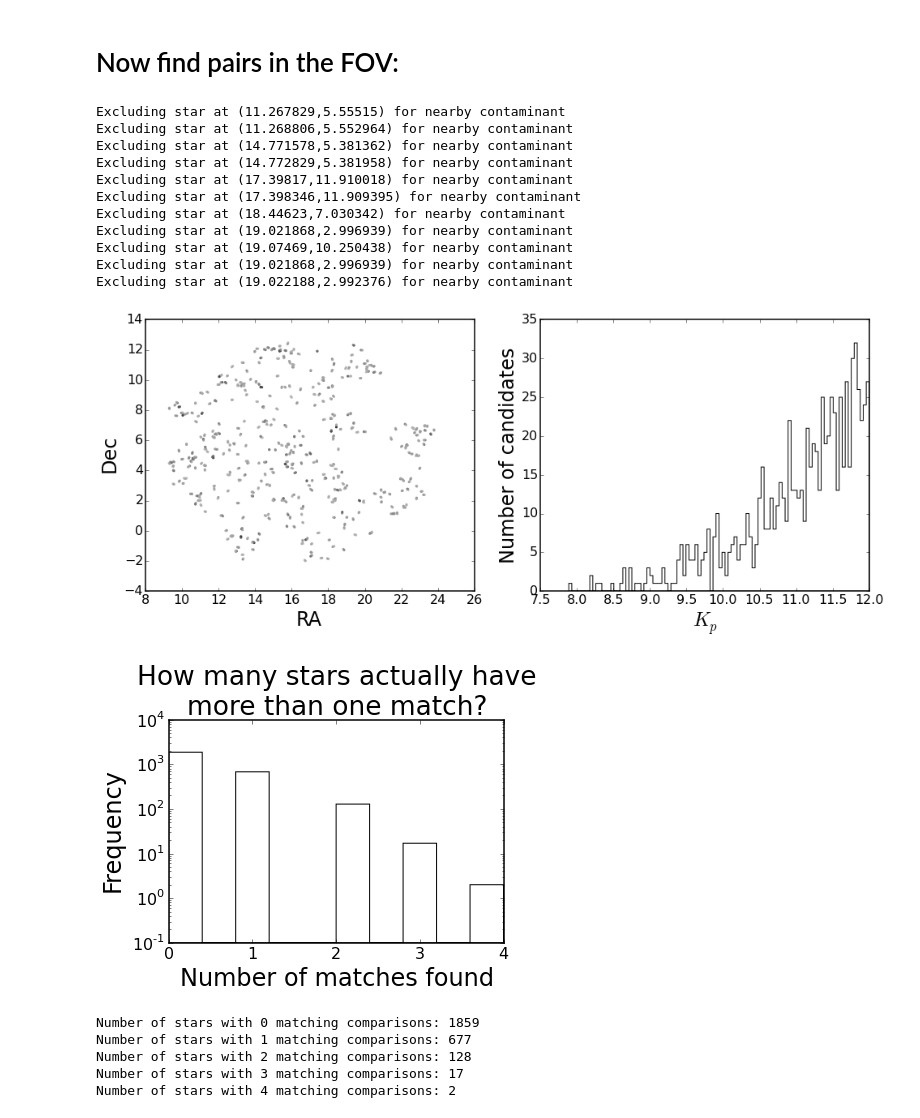
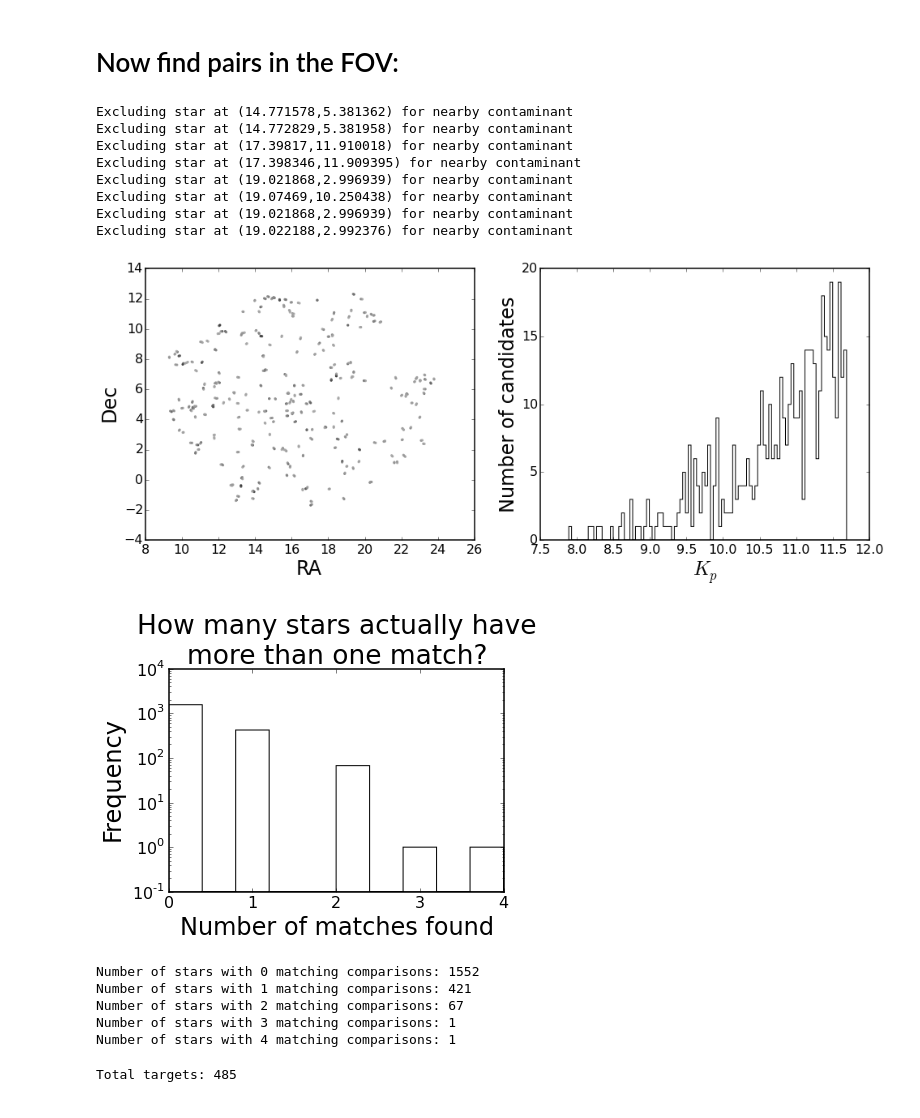
Before and after one commit to bmorris3/K2-twos, a Jupyter notebook: findtargets_campaign8.ipynb, the cells around one changed output. Cells and saved outputs as stored; diff of their text form; code cells hidden in the pictures.

```diff
--- a/findtargets_campaign8.ipynb
+++ b/findtargets_campaign8.ipynb
@@ -167,10 +174,13 @@ pair_delta_Kp = 2. # Maximum difference in Kepler magnitude
 # Precautions to avoid nearby contaminant stars
 contaminant_separation_limit = 0.5 # [arcmin] toss pairs with contaminants this close
 
+# Impose a late magnitude limit to tweak number of stars produced by final cut
+late_mag_limit = 11.7
 ############################################################
 
 if recalculate:
     on_chip = ascii.read(outputdir+'on_chip.csv')
+    on_chip = on_chip[on_chip['Kp'] < late_mag_limit]
     on_chip['ra'].unit = u.degree
     on_chip['dec'].unit = u.degree
 
@@ -204,38 +214,35 @@ if recalculate:
                 candidate_with_neighbor = SkyCoord(ra, dec, unit=(u.degree, u.degree))
                 separations = candidate_with_neighbor.separation(allstarsonchip).arcmin
                 any_contaminants = np.sum(separations < contaminant_separation_limit)
 
                 if any_contaminants > 1:
                     # There will always be at least one "contaminant" by this
                     # definition (the target star), so trigger on >1
                     no_contaminants[j] = False
                     print("Excluding star at ({0},{1}) for nearby contaminant".format(ra,dec))
 
             # If there are no nearby contaminants, mark this star as a valid
             # candidate with a neighbor
             if no_contaminants.all():
                 has_neighbor[i] = True
 
     candidates_with_neighbors = on_chip[has_neighbor]
     candidates_with_neighbors.sort('Kp')
-    ascii.write(candidates_with_neighbors, path)
+    ascii.write(candidates_with_neighbors, path, delimiter='\t')
 else:
     candidates_with_neighbors = ascii.read(path)
 
 plotfield(candidates_with_neighbors)
 # %% [output]
-Excluding star at (11.267829,5.55515) for nearby contaminant
-Excluding star at (11.268806,5.552964) for nearby contaminant
 Excluding star at (14.771578,5.381362) for nearby contaminant
 Excluding star at (14.772829,5.381958) for nearby contaminant
 Excluding star at (17.39817,11.910018) for nearby contaminant
 Excluding star at (17.398346,11.909395) for nearby contaminant
-Excluding star at (18.44623,7.030342) for nearby contaminant
 Excluding star at (19.021868,2.996939) for nearby contaminant
 Excluding star at (19.07469,10.250438) for nearby contaminant
 Excluding star at (19.021868,2.996939) for nearby contaminant
 Excluding star at (19.022188,2.992376) for nearby contaminant
-[figure, old version]
+[figure, new version]
 # %%
 fig, ax = plt.subplots()
 ax.hist(N_neighbors, histtype='stepfilled', log=True,
@@ -250,9 +257,13 @@ for i in range(5):
     print("Number of stars with {0} matching comparisons: {1}".format(i,
           list(N_neighbors).count(i)))
 # %% [output]
-[figure, old version]
+[figure, new version]
-Number of stars with 0 matching comparisons: 1859
-Number of stars with 1 matching comparisons: 677
-Number of stars with 2 matching comparisons: 128
-Number of stars with 3 matching comparisons: 17
-Number of stars with 4 matching comparisons: 2
+Number of stars with 0 matching comparisons: 1552
+Number of stars with 1 matching comparisons: 421
+Number of stars with 2 matching comparisons: 67
+Number of stars with 3 matching comparisons: 1
+Number of stars with 4 matching comparisons: 1
+# %%
+print 'Total targets:', len(candidates_with_neighbors)
+# %% [output]
+Total targets: 485
```
Also changed, not shown: parts of 4 cells of this notebook, 19 other files.
